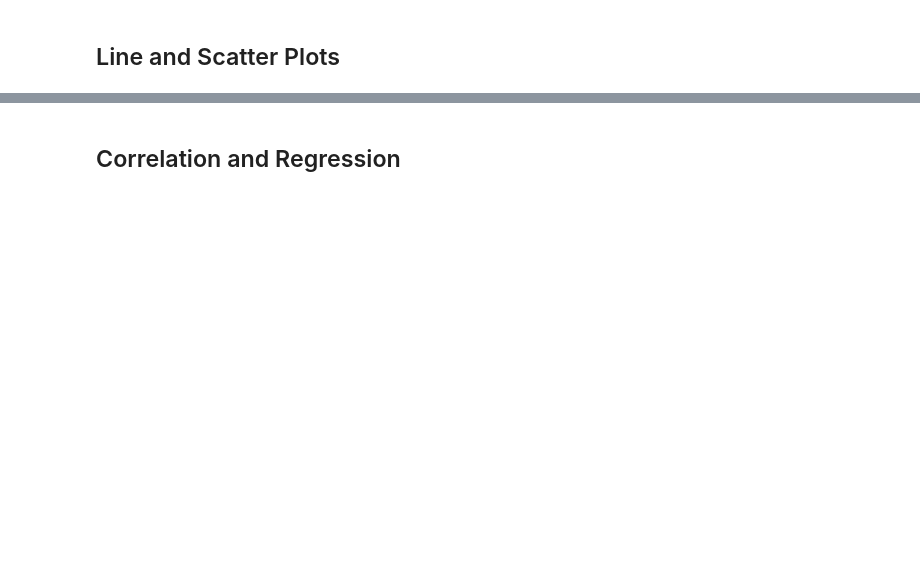
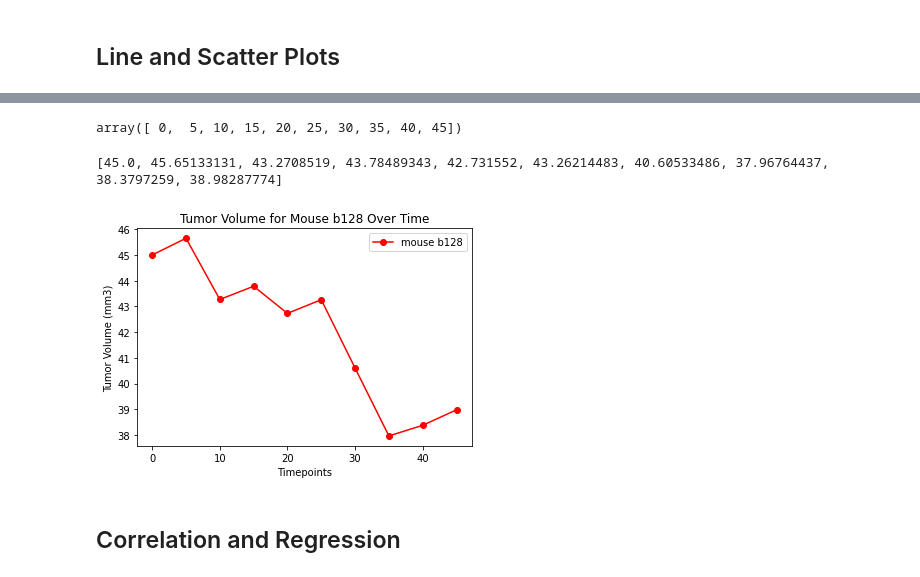
Before and after one commit to swdrich/matplotlib-challenge, a Jupyter notebook: Instructions/Pymaceuticals/pymaceuticals_starter.ipynb, the cells around one changed output, grey strips where cells are left out. Saved outputs shown, nothing was run; the diff lists cells and outputs as text; code cells hidden in the pictures; blank space fills up the shorter version.

Commit message:
Added line plot for mouse data.

```diff
--- a/Instructions/Pymaceuticals/pymaceuticals_starter.ipynb
+++ b/Instructions/Pymaceuticals/pymaceuticals_starter.ipynb
@@ -472,3 +463,5 @@ plt.show()
 ## Line and Scatter Plots
 # %%
 # Generate a line plot of tumor volume vs. time point for a mouse treated with Capomulin
+b128 = mouse_cleaned_df.loc[mouse_cleaned_df["mouse_id"] == "b128"]
+b128
@@ -475,3 +480,24 @@ plt.show()
+# %%
+x_axis = np.arange(0, 50, 5)
+x_axis
+# %% [output]
+array([ 0,  5, 10, 15, 20, 25, 30, 35, 40, 45])
+# %%
+b128_vol = list(b128["tumor_vol"])
+print(b128_vol)
+# %% [output]
+[45.0, 45.65133131, 43.2708519, 43.78489343, 42.731552, 43.26214483, 40.60533486, 37.96764437, 38.3797259, 38.98287774]
+# %%
+#draw plot
+plt.plot(x_axis, b128_vol, marker = "o", color="red", label = "mouse b128")
+#plt.plot(figsize = (7,5))??
+plt.title("Tumor Volume for Mouse b128 Over Time")
+plt.xlabel("Timepoints")
+plt.ylabel("Tumor Volume (mm3)")
+plt.legend(loc="best")
+plt.show()
+# %% [output]
+[figure, added]
 # %%
 # Generate a scatter plot of average tumor volume vs. mouse weight for the Capomulin regimen
 # %% [markdown]
```
Also changed, not shown: parts of 2 cells of this notebook.
